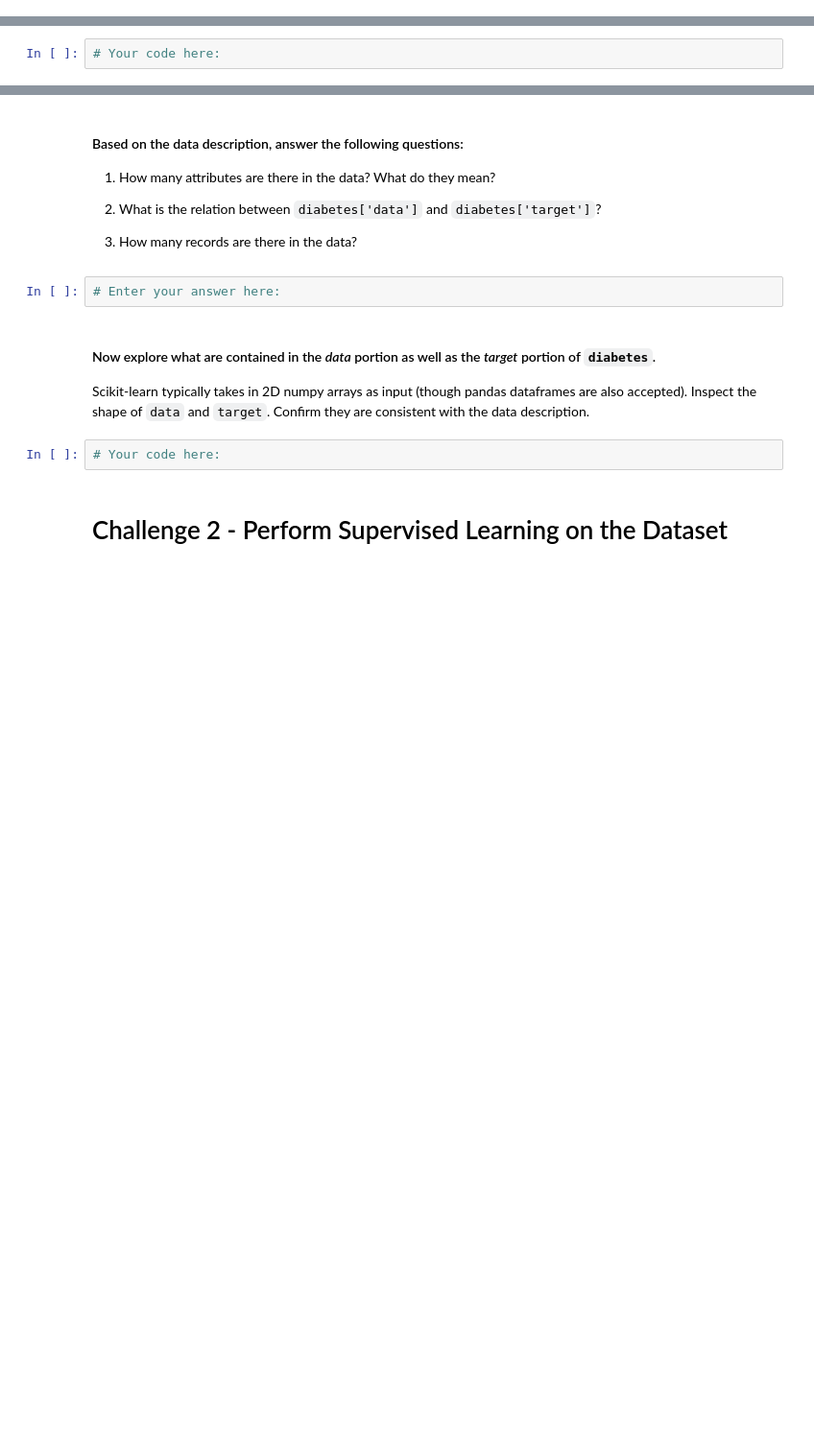
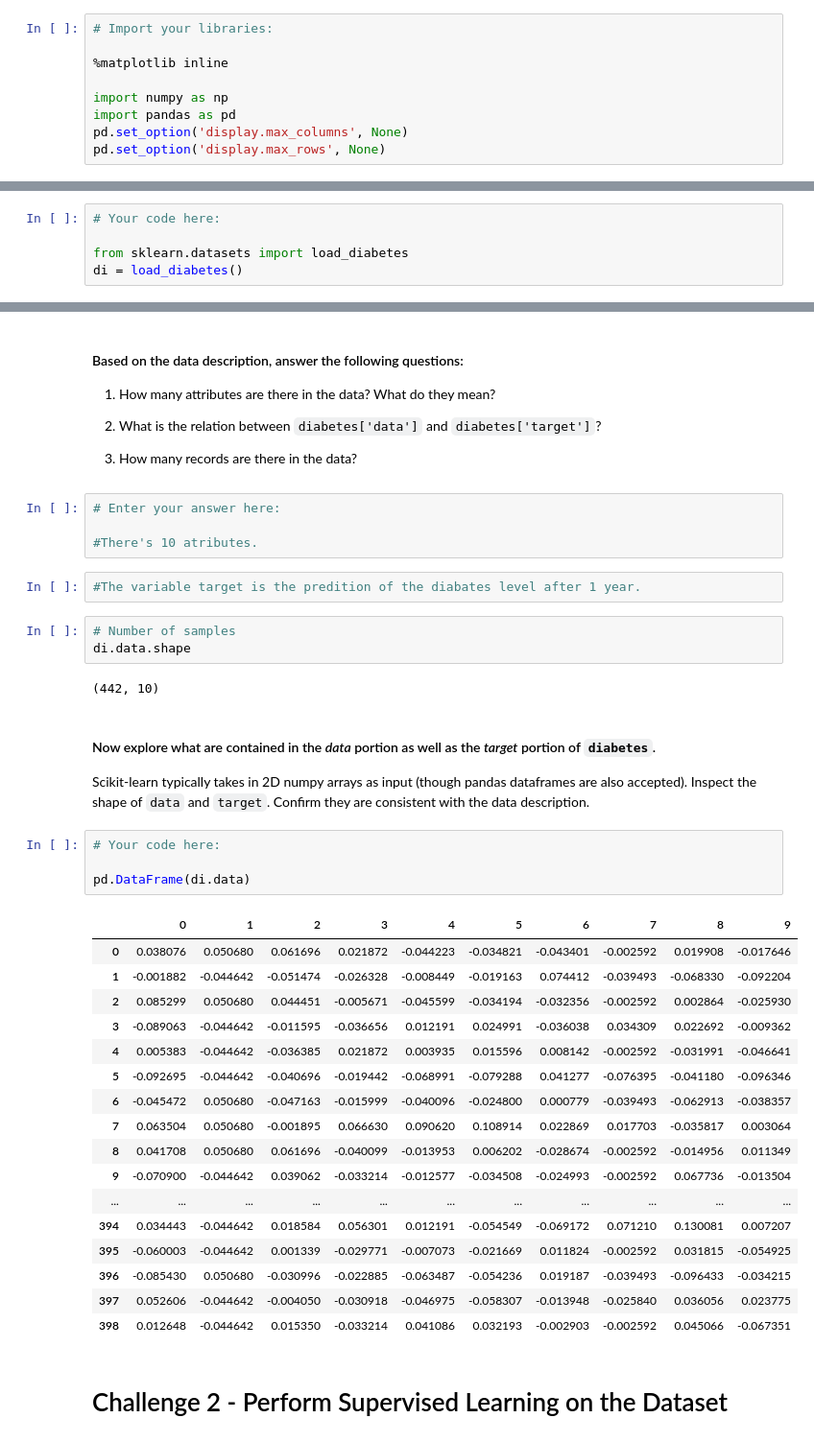
Before and after one commit to ta-datapt-bcn/lab-supervised-learning-regression, a Jupyter notebook: your-code/main.ipynb, the cells around one changed output, grey strips where cells are left out. Shown at 96% size. Drawn from its saved outputs; the diff is of its cells as text; blank space fills up the shorter version.

```diff
--- a/your-code/main.ipynb
+++ b/your-code/main.ipynb
@@ -8,3 +6,12 @@
+# %%
+# Import your libraries:
+
+%matplotlib inline
+
+import numpy as np
+import pandas as pd
+pd.set_option('display.max_columns', None)
+pd.set_option('display.max_rows', None)
 # %% [markdown]
 # Challenge 1 - Explore the Scikit-Learn Datasets
 
@@ -13,6 +20,9 @@ Before starting to work on our own datasets, let's first explore the datasets th
 First, we will load the diabetes dataset. Do this in the cell below by importing the datasets and then loading the dataset  to the `diabetes` variable using the `load_diabetes()` function ([documentation](https://scikit-learn.org/stable/modules/generated/sklearn.datasets.load_diabetes.html)).
 # %%
 # Your code here:
+
+from sklearn.datasets import load_diabetes
+di = load_diabetes()
 # %% [markdown]
 Let's explore this variable by looking at the different attributes (keys) of `diabetes`. Note that the `load_diabetes` function does not return dataframes. It returns you a Python dictionary.
 # %%
@@ -35,12 +67,41 @@ Print the description in the cell below using the `DESCR` attribute of the `diab
 1. How many records are there in the data?
 # %%
 # Enter your answer here:
+
+#There's 10 atributes.
+# %%
+#The variable target is the predition of the diabates level after 1 year.
+# %%
+# Number of samples
+di.data.shape
+# %% [output]
+(442, 10)
 # %% [markdown]
 #### Now explore what are contained in the *data* portion as well as the *target* portion of `diabetes`.
 
 Scikit-learn typically takes in 2D numpy arrays as input (though pandas dataframes are also accepted). Inspect the shape of `data` and `target`. Confirm they are consistent with the data description.
 # %%
 # Your code here:
+
+pd.DataFrame(di.data)
+# %% [output]
+|  | 0 | 1 | 2 | 3 | 4 | 5 | 6 | 7 | 8 | 9 |
+| 0 | 0.038076 | 0.050680 | 0.061696 | 0.021872 | -0.044223 | -0.034821 | -0.043401 | -0.002592 | 0.019908 | -0.017646 |
+| 1 | -0.001882 | -0.044642 | -0.051474 | -0.026328 | -0.008449 | -0.019163 | 0.074412 | -0.039493 | -0.068330 | -0.092204 |
+| 2 | 0.085299 | 0.050680 | 0.044451 | -0.005671 | -0.045599 | -0.034194 | -0.032356 | -0.002592 | 0.002864 | -0.025930 |
+| 3 | -0.089063 | -0.044642 | -0.011595 | -0.036656 | 0.012191 | 0.024991 | -0.036038 | 0.034309 | 0.022692 | -0.009362 |
+| 4 | 0.005383 | -0.044642 | -0.036385 | 0.021872 | 0.003935 | 0.015596 | 0.008142 | -0.002592 | -0.031991 | -0.046641 |
+| 5 | -0.092695 | -0.044642 | -0.040696 | -0.019442 | -0.068991 | -0.079288 | 0.041277 | -0.076395 | -0.041180 | -0.096346 |
+| 6 | -0.045472 | 0.050680 | -0.047163 | -0.015999 | -0.040096 | -0.024800 | 0.000779 | -0.039493 | -0.062913 | -0.038357 |
+| 7 | 0.063504 | 0.050680 | -0.001895 | 0.066630 | 0.090620 | 0.108914 | 0.022869 | 0.017703 | -0.035817 | 0.003064 |
+| 8 | 0.041708 | 0.050680 | 0.061696 | -0.040099 | -0.013953 | 0.006202 | -0.028674 | -0.002592 | -0.014956 | 0.011349 |
+| 9 | -0.070900 | -0.044642 | 0.039062 | -0.033214 | -0.012577 | -0.034508 | -0.024993 | -0.002592 | 0.067736 | -0.013504 |
+| ... | ... | ... | ... | ... | ... | ... | ... | ... | ... | ... |
+| 394 | 0.034443 | -0.044642 | 0.018584 | 0.056301 | 0.012191 | -0.054549 | -0.069172 | 0.071210 | 0.130081 | 0.007207 |
+| 395 | -0.060003 | -0.044642 | 0.001339 | -0.029771 | -0.007073 | -0.021669 | 0.011824 | -0.002592 | 0.031815 | -0.054925 |
+| 396 | -0.085430 | 0.050680 | -0.030996 | -0.022885 | -0.063487 | -0.054236 | 0.019187 | -0.039493 | -0.096433 | -0.034215 |
+| 397 | 0.052606 | -0.044642 | -0.004050 | -0.030918 | -0.046975 | -0.058307 | -0.013948 | -0.025840 | 0.036056 | 0.023775 |
+| 398 | 0.012648 | -0.044642 | 0.015350 | -0.033214 | 0.041086 | 0.032193 | -0.002903 | -0.002592 | 0.045066 | -0.067351 |
 # %% [markdown]
 # Challenge 2 - Perform Supervised Learning on the Dataset
 # %% [markdown]
```
Also changed, not shown: parts of 43 cells of this notebook.
